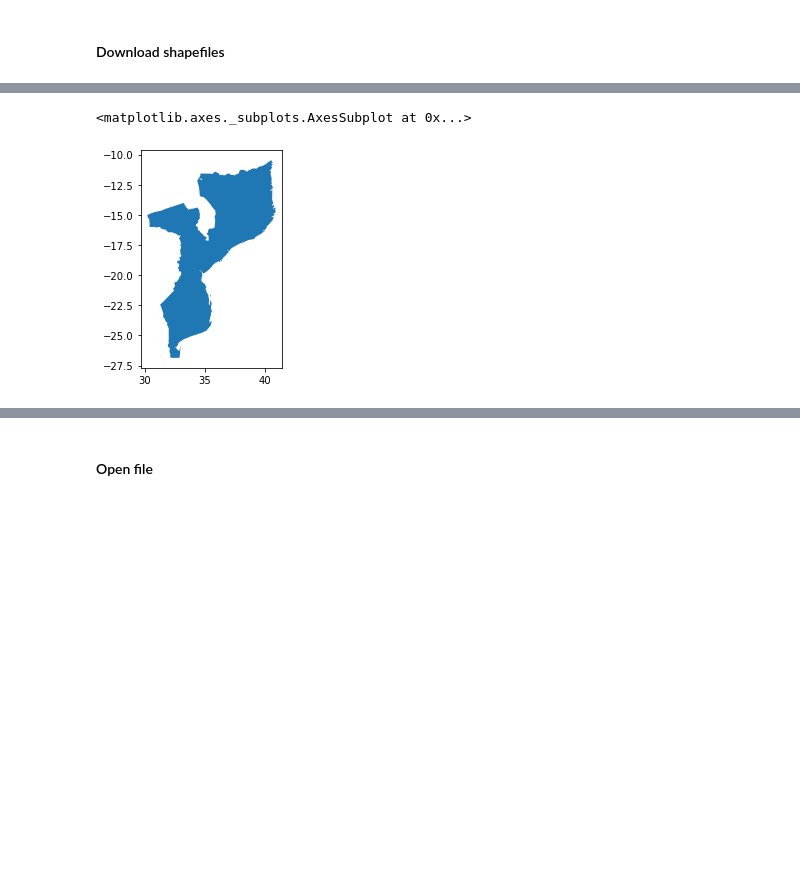
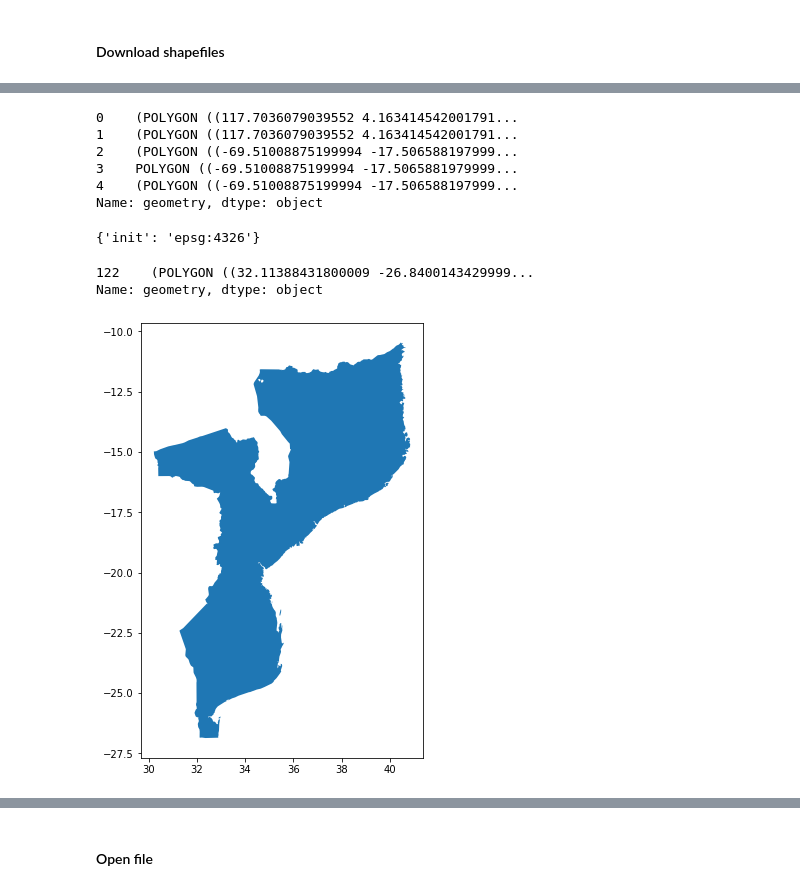
Before and after one commit to glmack/geo_mozambique, a Jupyter notebook: contributors/lee/1_data.ipynb, the cells around one changed output, grey strips where cells are left out. Drawn from its saved outputs; the diff is of its cells as text; code cells hidden in the pictures; blank space fills up the shorter version.

```diff
--- a/contributors/lee/1_data.ipynb
+++ b/contributors/lee/1_data.ipynb
@@ -67,10 +67,33 @@ gdf.head(3)
+# %%
+gdf.geometry[:5]
+# %% [output]
+0    (POLYGON ((117.7036079039552 4.163414542001791...
+1    (POLYGON ((117.7036079039552 4.163414542001791...
+2    (POLYGON ((-69.51008875199994 -17.506588197999...
+3    POLYGON ((-69.51008875199994 -17.5065881979999...
+4    (POLYGON ((-69.51008875199994 -17.506588197999...
+Name: geometry, dtype: object
+# %%
+# confirm the coordinate reference system (CRS)
+# ouput is EPSG code 4326, which is WGS84
+gdf.crs
+# %% [output]
+{'init': 'epsg:4326'}
 # %%
 # subset shape file to only include country borders of Mozambique
 gdf_mozambique = gdf[gdf['ADMIN']=='Mozambique']
+# %%
+#inspect geometry
+gdf_mozambique.geometry
+# %% [output]
+122    (POLYGON ((32.11388431800009 -26.8400143429999...
+Name: geometry, dtype: object
 # %%
 # plot Mozambique shape file
-fig, ax = plt.subplots()
-gdf_mozambique.plot(ax=ax, legend=True)
+fig, ax = plt.subplots(figsize=(8,8))
+
+# set aspect to equal when plotting directly with pyplot
+ax.set_aspect('equal')
+_ = gdf_mozambique.plot(ax=ax, legend=True)
 # %% [output]
-<matplotlib.axes._subplots.AxesSubplot at 0x...>
-[figure, old version]
+[figure, new version]
```
Also changed, not shown: parts of 6 cells of this notebook.
